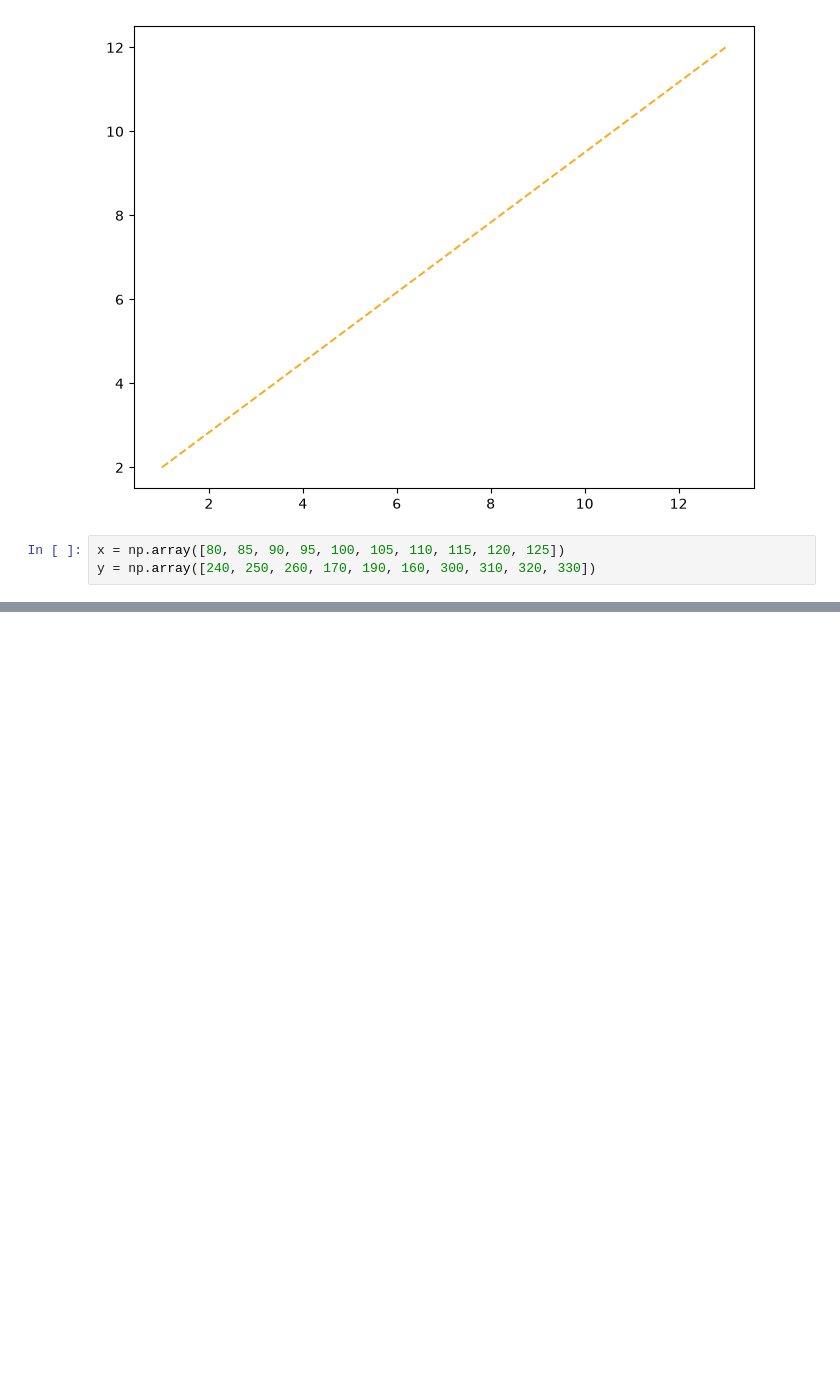
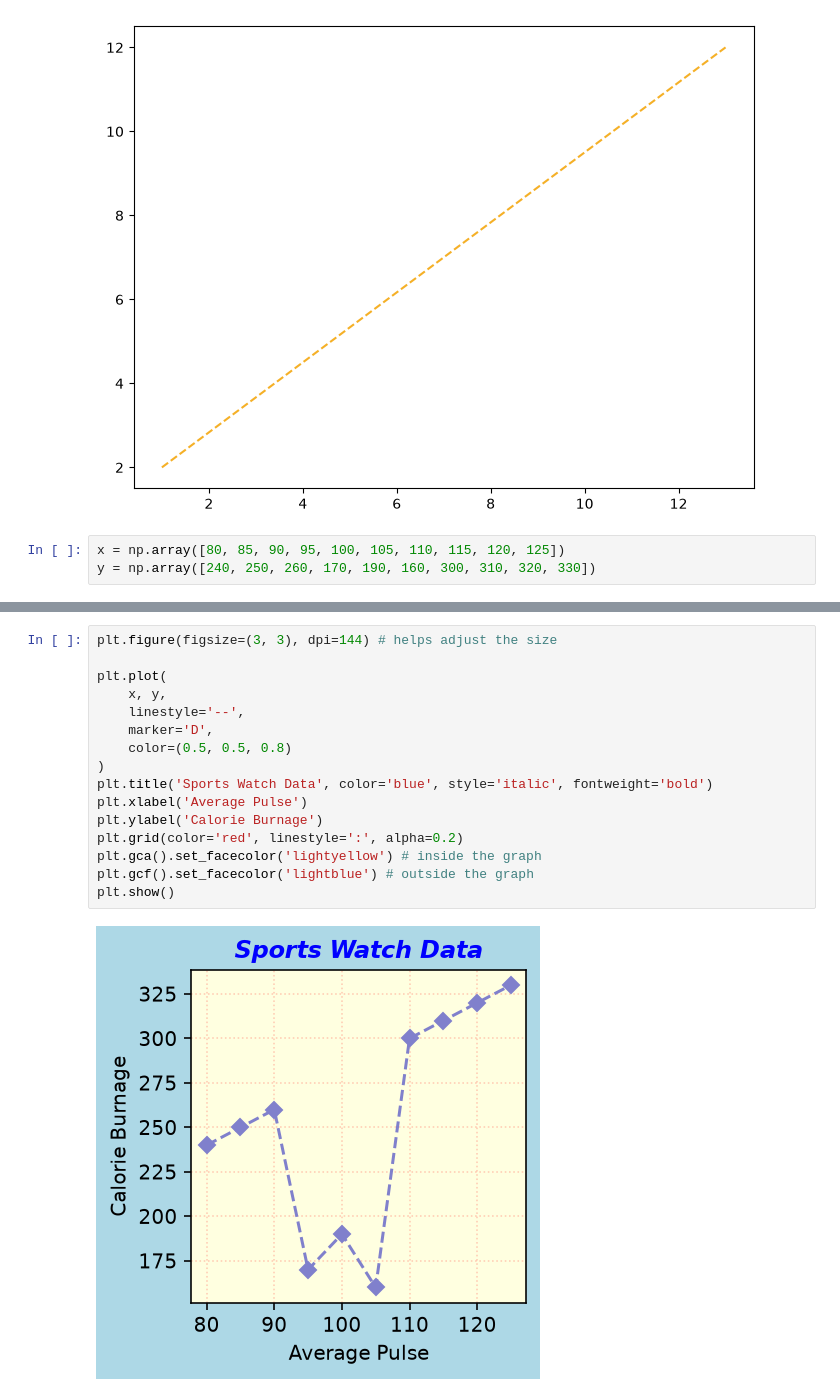
Before and after one commit to BelindaGyeduaa/data_visualization, a Jupyter notebook: notes.ipynb, the cells around one changed output, grey strips where cells are left out. Saved outputs shown, nothing was run; the diff lists cells and outputs as text; blank space fills up the shorter version.

```diff
--- a/notes.ipynb
+++ b/notes.ipynb
@@ -82,0 +85,18 @@ plt.show()
+# %%
+plt.figure(figsize=(3, 3), dpi=144) # helps adjust the size
+
+plt.plot(
+    x, y,
+    linestyle='--',
+    marker='D',
+    color=(0.5, 0.5, 0.8)
+)
+plt.title('Sports Watch Data', color='blue', style='italic', fontweight='bold')
+plt.xlabel('Average Pulse')
+plt.ylabel('Calorie Burnage')
+plt.grid(color='red', linestyle=':', alpha=0.2)
+plt.gca().set_facecolor('lightyellow') # inside the graph
+plt.gcf().set_facecolor('lightblue') # outside the graph
+plt.show()
+# %% [output]
+[figure, added]
```
Also changed, not shown: parts of 7 cells of this notebook.
